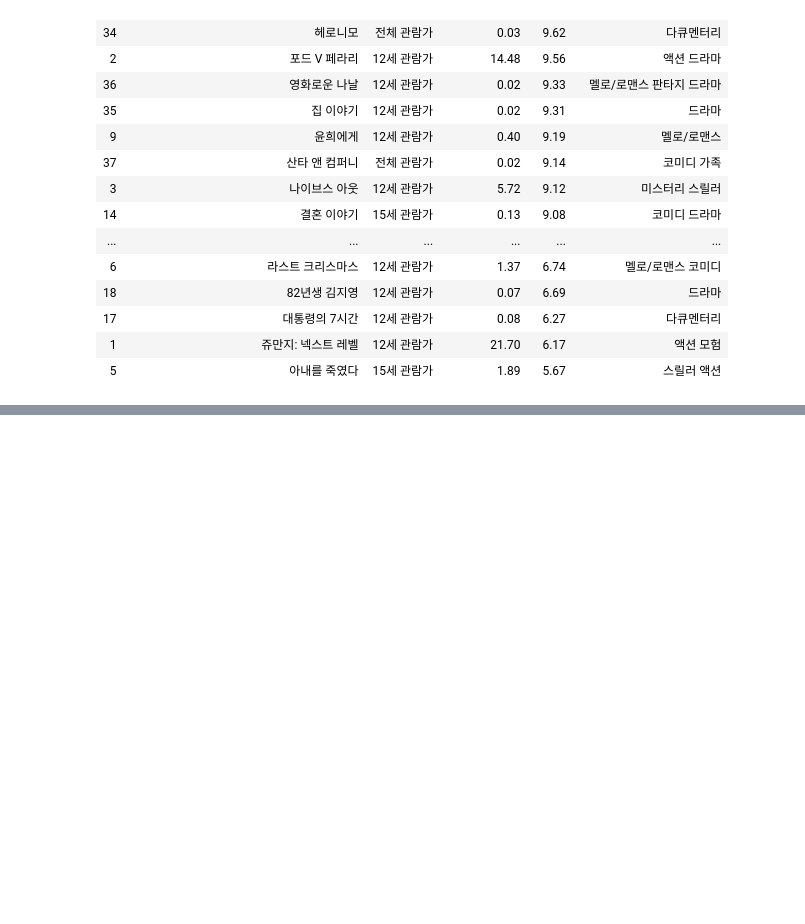
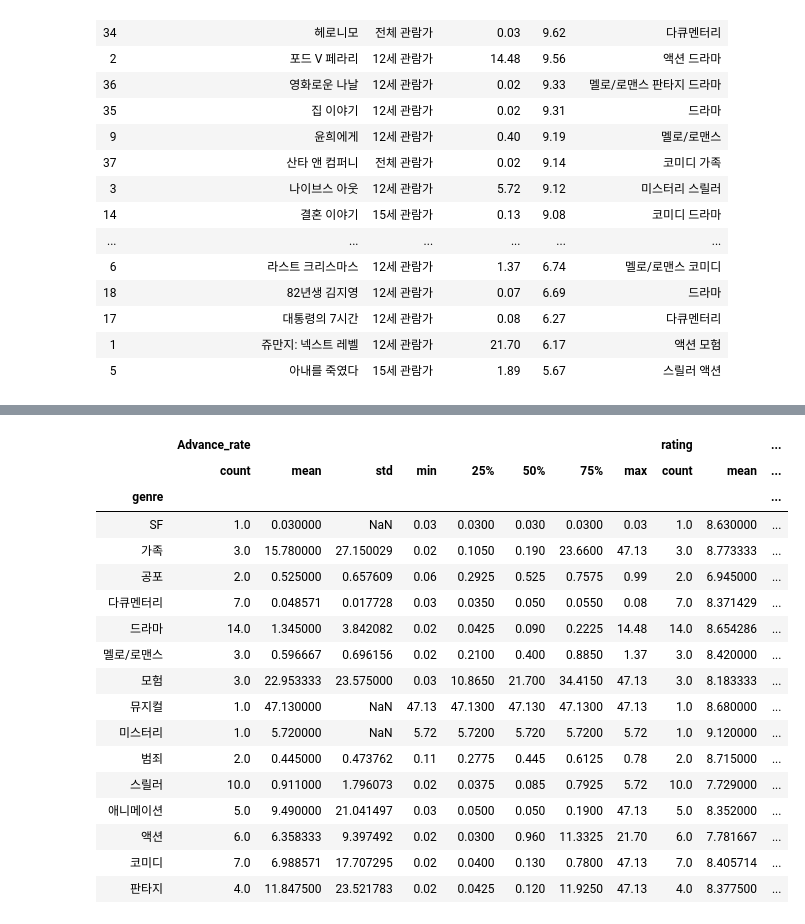
Before and after one commit to dltjrqja1/crawling, a Jupyter notebook: movie_pandas.ipynb, the cells around one changed output, grey strips where cells are left out. Drawn from its saved outputs; the diff is of its cells as text; code cells hidden in the pictures; blank space fills up the shorter version.

```diff
--- a/movie_pandas.ipynb
+++ b/movie_pandas.ipynb
@@ -91,0 +116,2 @@ movie[]
+# %%
+movie_long = movie_long.fillna(' ')
@@ -91,0 +138,2 @@ movie[]
+# %%
+movie_long = pd.melt(movie_long, id_vars=['title','age','Advance_rate','rating'],var_name='tmp',value_name='genre')
@@ -91,0 +156,5 @@ movie[]
+# %%
+movie_long = movie_long.drop(['tmp'],axis=1)
+# %%
+movie_long = movie_long[movie_long.genre!=" "]
+movie_long
@@ -91,0 +175,21 @@ movie[]
+# %%
+movie_long.groupby('genre').describe()
+# %% [output]
+|  | Advance_rate |  |  |  |  |  |  |  | rating |  | ... |
+|  | count | mean | std | min | 25% | 50% | 75% | max | count | mean | ... |
+| genre |  |  |  |  |  |  |  |  |  |  | ... |
+| SF | 1.0 | 0.030000 | NaN | 0.03 | 0.0300 | 0.030 | 0.0300 | 0.03 | 1.0 | 8.630000 | ... |
+| 가족 | 3.0 | 15.780000 | 27.150029 | 0.02 | 0.1050 | 0.190 | 23.6600 | 47.13 | 3.0 | 8.773333 | ... |
+| 공포 | 2.0 | 0.525000 | 0.657609 | 0.06 | 0.2925 | 0.525 | 0.7575 | 0.99 | 2.0 | 6.945000 | ... |
+| 다큐멘터리 | 7.0 | 0.048571 | 0.017728 | 0.03 | 0.0350 | 0.050 | 0.0550 | 0.08 | 7.0 | 8.371429 | ... |
+| 드라마 | 14.0 | 1.345000 | 3.842082 | 0.02 | 0.0425 | 0.090 | 0.2225 | 14.48 | 14.0 | 8.654286 | ... |
+| 멜로/로맨스 | 3.0 | 0.596667 | 0.696156 | 0.02 | 0.2100 | 0.400 | 0.8850 | 1.37 | 3.0 | 8.420000 | ... |
+| 모험 | 3.0 | 22.953333 | 23.575000 | 0.03 | 10.8650 | 21.700 | 34.4150 | 47.13 | 3.0 | 8.183333 | ... |
+| 뮤지컬 | 1.0 | 47.130000 | NaN | 47.13 | 47.1300 | 47.130 | 47.1300 | 47.13 | 1.0 | 8.680000 | ... |
+| 미스터리 | 1.0 | 5.720000 | NaN | 5.72 | 5.7200 | 5.720 | 5.7200 | 5.72 | 1.0 | 9.120000 | ... |
+| 범죄 | 2.0 | 0.445000 | 0.473762 | 0.11 | 0.2775 | 0.445 | 0.6125 | 0.78 | 2.0 | 8.715000 | ... |
+| 스릴러 | 10.0 | 0.911000 | 1.796073 | 0.02 | 0.0375 | 0.085 | 0.7925 | 5.72 | 10.0 | 7.729000 | ... |
+| 애니메이션 | 5.0 | 9.490000 | 21.041497 | 0.03 | 0.0500 | 0.050 | 0.1900 | 47.13 | 5.0 | 8.352000 | ... |
+| 액션 | 6.0 | 6.358333 | 9.397492 | 0.02 | 0.0300 | 0.960 | 11.3325 | 21.70 | 6.0 | 7.781667 | ... |
+| 코미디 | 7.0 | 6.988571 | 17.707295 | 0.02 | 0.0400 | 0.130 | 0.7800 | 47.13 | 7.0 | 8.405714 | ... |
+| 판타지 | 4.0 | 11.847500 | 23.521783 | 0.02 | 0.0425 | 0.120 | 11.9250 | 47.13 | 4.0 | 8.377500 | ... |
```
Also changed, not shown: parts of 9 cells of this notebook.
